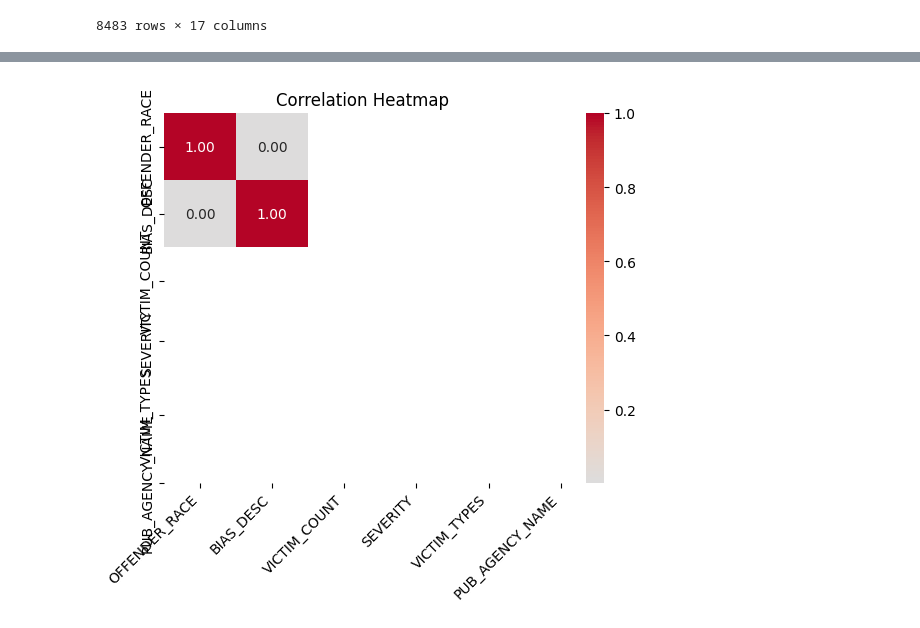
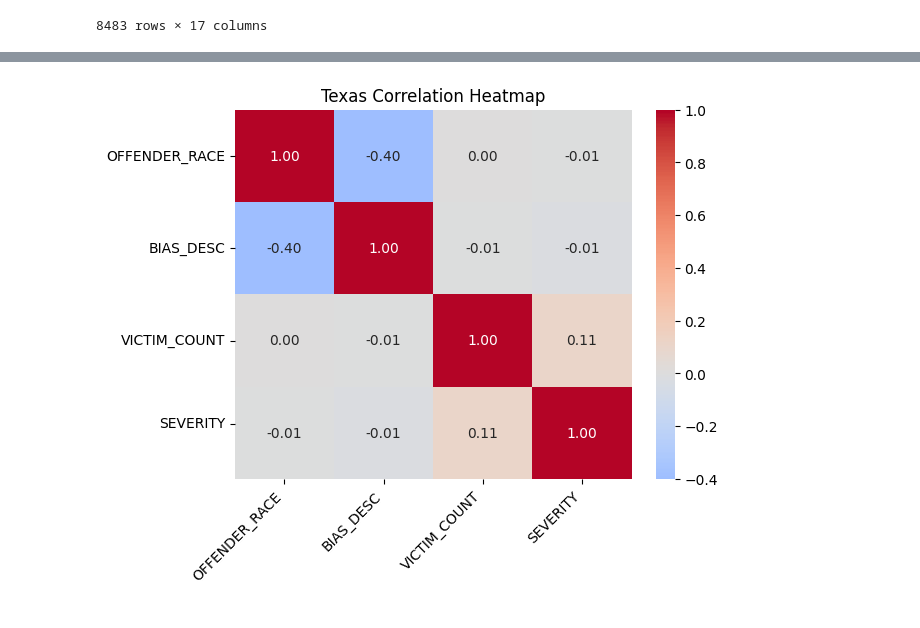
Before and after one commit to Chris-Vicks/Hate_Crime, a Jupyter notebook: notebooks/Cleaned_Work copy.ipynb, the cells around one changed output, grey strips where cells are left out. Saved outputs shown, nothing was run; the diff lists cells and outputs as text; code cells hidden in the pictures.

Commit message:
Logistic add

```diff
--- a/notebooks/Cleaned_Work copy.ipynb
+++ b/notebooks/Cleaned_Work copy.ipynb
@@ -25,25 +25,10 @@ us_data = pd.read_csv("../src/combined_data_processed_data.csv")
 
 # Encode categorical variables
 label_encoders = {}
-for col in ['OFFENDER_RACE', 'BIAS_DESC']:
+for col in ['BIAS_DESC','OFFENDER_RACE','SEVERITY']:
     le = LabelEncoder()
     tx_data[col] = le.fit_transform(tx_data[col])
     label_encoders[col] = le
-
-
-
-# # Split the data into training and testing sets
-# X_train, X_test, y_train, y_test = train_test_split(X, y, test_size=0.2, random_state=99)
-
-# # Create and fit the Multinomial Logistic Regression model
-# model = LogisticRegression(multi_class='multinomial', solver='lbfgs', max_iter=3000)
-# model.fit(X_train, y_train)
-
-# # Make predictions on the test set
-# y_pred = model.predict(X_test)
-
-# # Evaluate the model
-# print(classification_report(y_test, y_pred))
 # %%
 tx_data
 # %% [output]
@@ -175,11 +212,11 @@ print(model.summary())
 # %%
-correlation_matrix2 = tx_data[['OFFENDER_RACE','BIAS_DESC','VICTIM_COUNT','SEVERITY','VICTIM_TYPES','PUB_AGENCY_NAME']].corr()
+correlation_matrix2 = tx_data[['OFFENDER_RACE','BIAS_DESC','VICTIM_COUNT','SEVERITY']].corr()
 sns.heatmap(correlation_matrix2, annot=True, cmap='coolwarm', center=0, fmt='.2f')
-plt.title('Correlation Heatmap')
-labels = ['OFFENDER_RACE','BIAS_DESC','VICTIM_COUNT','SEVERITY','VICTIM_TYPES','PUB_AGENCY_NAME']
-plt.xticks(ticks=[0.5,1.5,2.5,3.5,4.5,5.5], labels=labels, rotation=45, ha='right')
-plt.yticks(ticks=[0.5,1.5,2.5,3.4,4.5,5.5], labels=labels, ha='right')
+plt.title('Texas Correlation Heatmap')
+labels = ['OFFENDER_RACE','BIAS_DESC','VICTIM_COUNT','SEVERITY']
+plt.xticks(ticks=[0.5,1.5,2.5,3.5], labels=labels, rotation=45, ha='right')
+plt.yticks(ticks=[0.5,1.5,2.5,3.4], labels=labels, ha='right')
 plt.show()
 # %% [output]
-[figure, old version]
+[figure, new version]
 # %%
```
Also changed, not shown: parts of 28 cells of this notebook, 26 other files.
